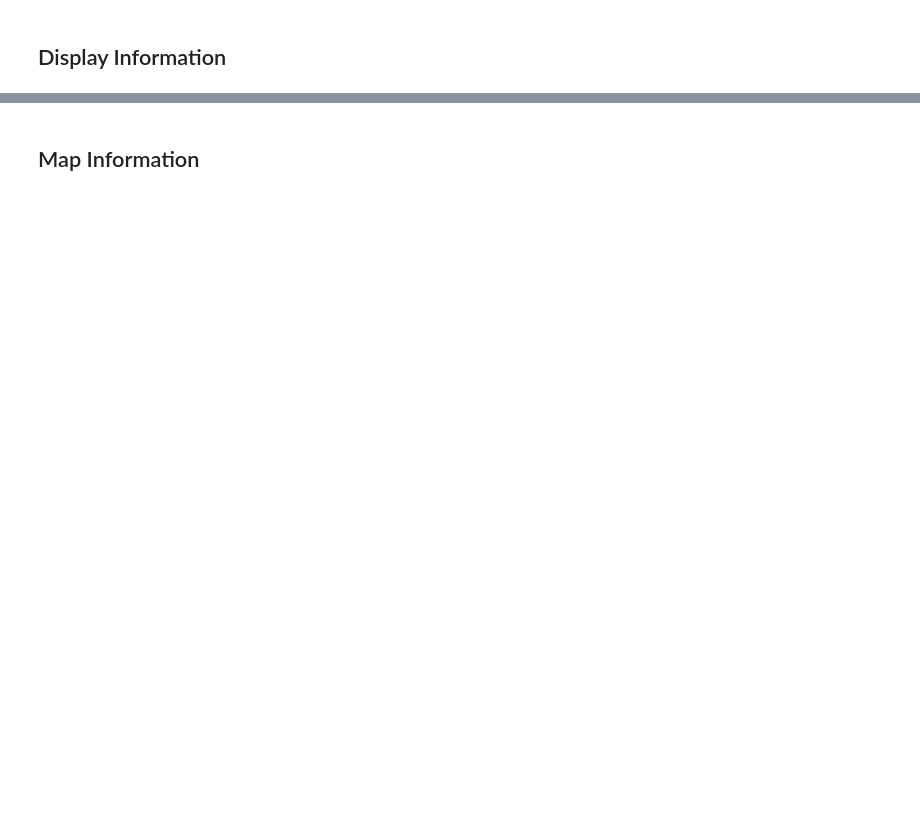
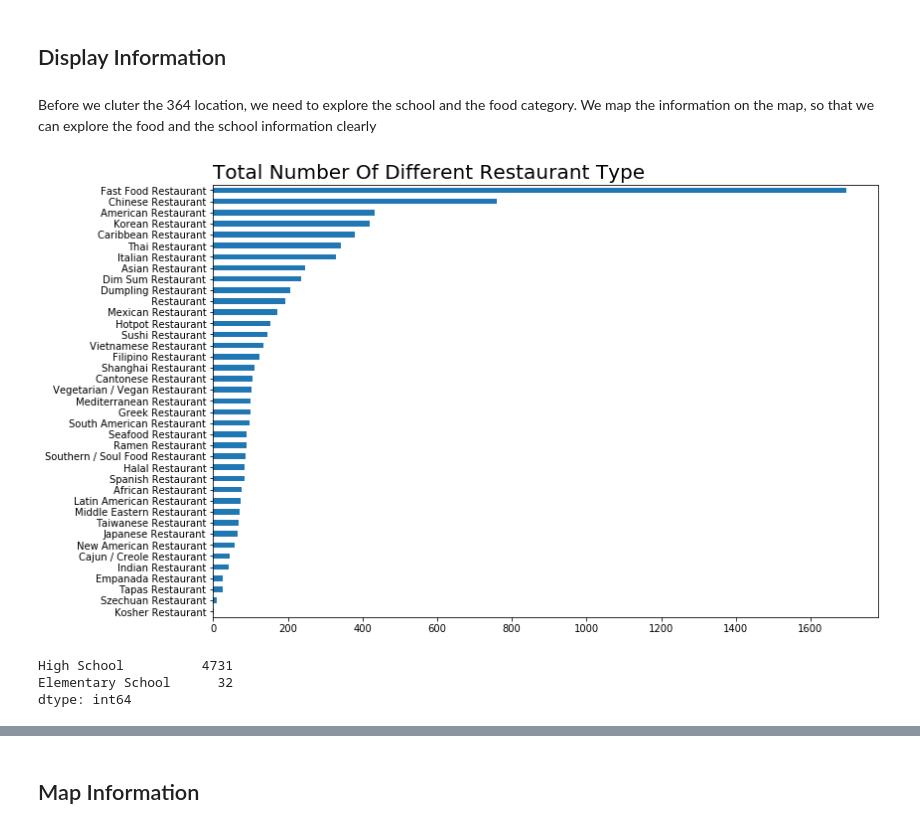
Before and after one commit to TusharGaur/Coursera_Capstone-1, a Jupyter notebook: The Battle of Neighborhoods Project.ipynb, the cells around one changed output, grey strips where cells are left out. Saved outputs shown, nothing was run; the diff lists cells and outputs as text; code cells hidden in the pictures; blank space fills up the shorter version.

```diff
--- a/The Battle of Neighborhoods Project.ipynb
+++ b/The Battle of Neighborhoods Project.ipynb
@@ -285,0 +316,26 @@ toronto.head()
+# %%
+foodtype = set()
+for i in df.FoodInformation:
+    if pd.notna(i):
+        try:
+            i = json.loads(i)
+        except:
+            foodtype.update(set(i["Category"]))
+# %%
+foodtype = pd.Series(list(foodtype))
+for column in foodtype[foodtype.str.contains("Restaurant", case=False)]:
+    try:
+        df[column] = df.FoodInformation.apply(json.loads).apply(lambda x: x["Category"].count(column)
+                                                            if pd.notna(x) else 0)
+    except:
+        df[column] = df.FoodInformation.apply(lambda x: x["Category"].count(column)
+                                                            if pd.notna(x) else 0)
+# %%
+schooltype = set()
+for i in df.SchoolInformation:
+    if pd.notna(i):
+        try:
+            i = json.loads(i)
+            schooltype.update(set(i["Category"]))
+        except:
+            schooltype.update(set(i["Category"]))
@@ -343,2 +368,14 @@ raw_data.to_csv("./data/raw_data.csv", index=False)
 # %% [markdown]
 ## Display Information
+# %% [markdown]
+Before we cluter the 364 location, we need to explore the school and the food category. We map the information on the map, so that we can explore the food and the school information clearly
+# %%
+restaurant = df[
+    df.columns[df.columns.str.contains("Restaurant", case=False)]
+].sum()
+
+restaurant.sort_values().plot(kind="barh", figsize=(12, 8))
+plt.title("Total Number Of Different Restaurant Type", loc="left", fontsize=20)
+plt.show()
+# %% [output]
+[figure, added]
@@ -344,0 +384,6 @@ raw_data.to_csv("./data/raw_data.csv", index=False)
+# %%
+school
+# %% [output]
+High School          4731
+Elementary School      32
+dtype: int64
```
Also changed, not shown: parts of 123 cells of this notebook, 6 other files.
